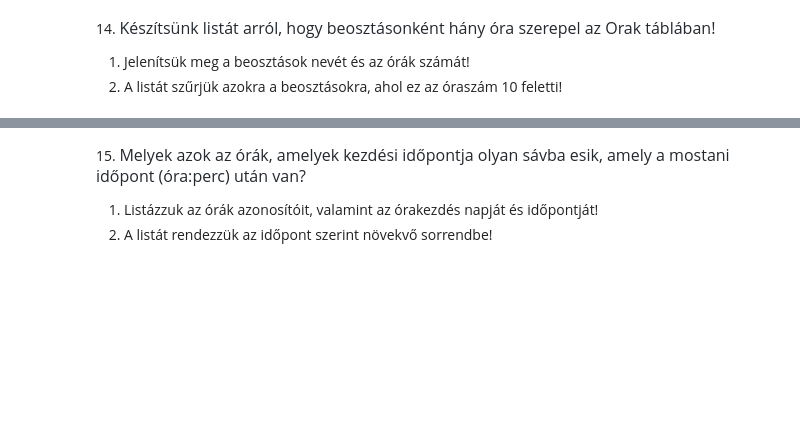
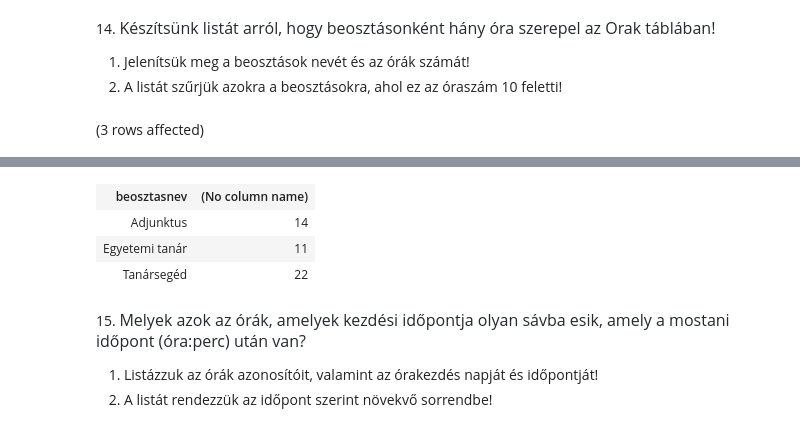
Before and after one commit to richardhestencz/Adatbazisok, a Jupyter notebook: gyakorlat02_feladatok .ipynb, the cells around one changed output, grey strips where cells are left out. Saved outputs shown, nothing was run; the diff lists cells and outputs as text; code cells hidden in the pictures; blank space fills up the shorter version.

```diff
--- a/gyakorlat02_feladatok .ipynb
+++ b/gyakorlat02_feladatok .ipynb
@@ -138,3 +138,13 @@ Total execution time: 00:00:00.010
 
 1. Jelenítsük meg a beosztások nevét és az órák számát!
 2. A listát szűrjük azokra a beosztásokra, ahol ez az óraszám 10 feletti!
+# %%
+SELECT Beosztasok.beosztasnev,
+        COUNT(ora_id)
+
+FROM Orak JOIN Oktatok ON Orak.tanar = Oktatok.Oktato_id
+          JOIN Beosztasok ON Oktatok.beosztás = Beosztasok.beosztas_id
+GROUP BY Beosztasok.beosztasnev
+HAVING COUNT(ora_id) >10
+# %% [output]
+(3 rows affected)
@@ -141,3 +152,7 @@ Total execution time: 00:00:00.010
+| beosztasnev | (No column name) |
+| Adjunktus | 14 |
+| Egyetemi tanár | 11 |
+| Tanársegéd | 22 |
 # %% [markdown]
 15. <span style="color: rgb(36, 41, 47); font-family: -apple-system, BlinkMacSystemFont, &quot;Segoe UI&quot;, Helvetica, Arial, sans-serif, &quot;Apple Color Emoji&quot;, &quot;Segoe UI Emoji&quot;; font-size: 16px;">Melyek azok az órák, amelyek kezdési időpontja olyan sávba esik, amely a mostani időpont (óra:perc) után van?</span>
 
```
Also changed, not shown: parts of 1 cell of this notebook.
